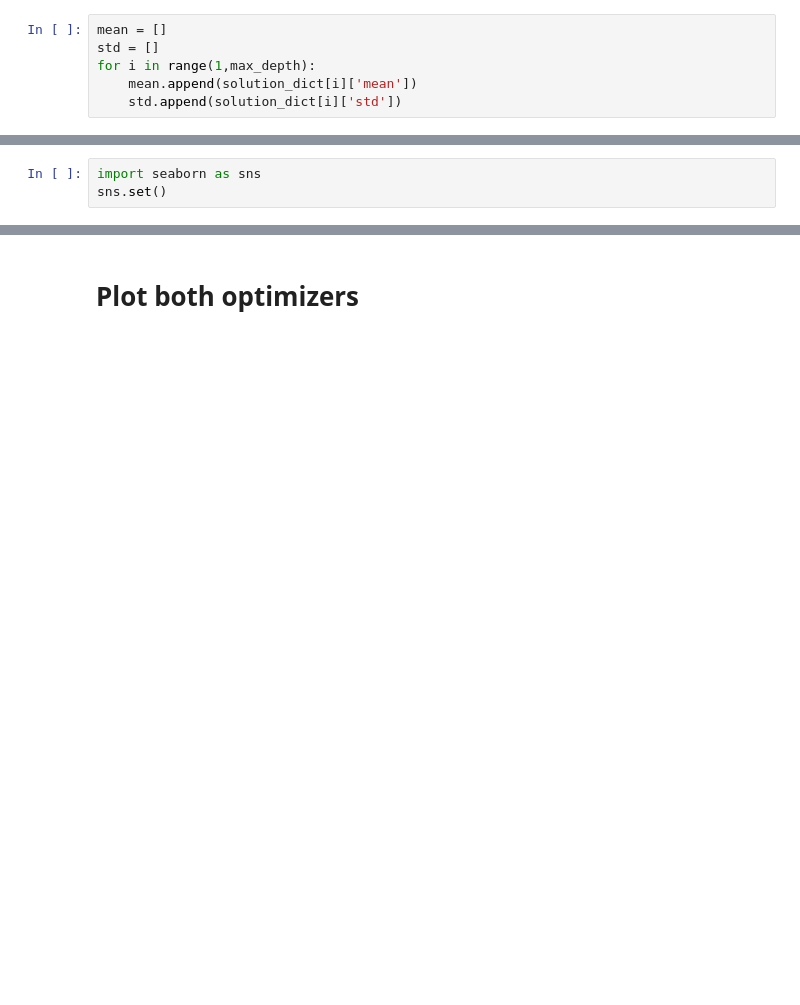
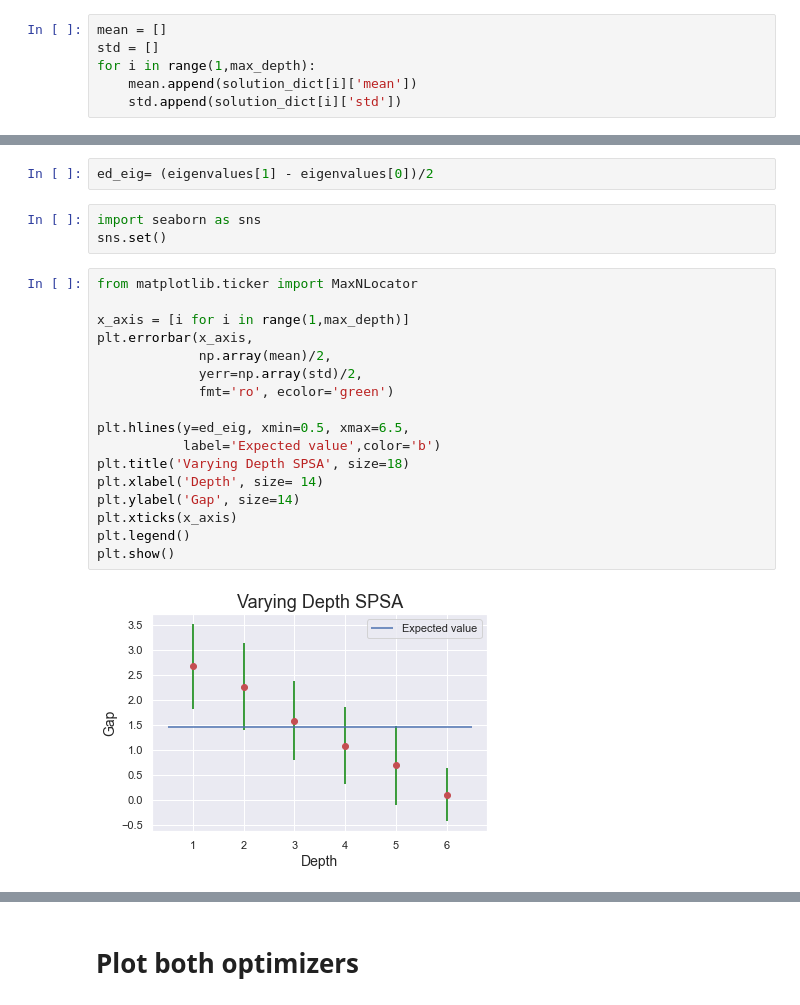
Before and after one commit to nahumsa/volta, a Jupyter notebook: notebooks/BCS/02a-Ansatz_Depth.ipynb, the cells around one changed output, grey strips where cells are left out. Cells and saved outputs as stored; diff of their text form; blank space fills up the shorter version.

```diff
--- a/notebooks/BCS/02a-Ansatz_Depth.ipynb
+++ b/notebooks/BCS/02a-Ansatz_Depth.ipynb
@@ -130,6 +135,27 @@ solution_dict
+# %%
+ed_eig= (eigenvalues[1] - eigenvalues[0])/2
 # %%
 import seaborn as sns
 sns.set()
+# %%
+from matplotlib.ticker import MaxNLocator
+
+x_axis = [i for i in range(1,max_depth)]
+plt.errorbar(x_axis,
+             np.array(mean)/2,
+             yerr=np.array(std)/2,
+             fmt='ro', ecolor='green')
+
+plt.hlines(y=ed_eig, xmin=0.5, xmax=6.5,
+           label='Expected value',color='b')
+plt.title('Varying Depth SPSA', size=18)
+plt.xlabel('Depth', size= 14)
+plt.ylabel('Gap', size=14)
+plt.xticks(x_axis)
+plt.legend()
+plt.show()
+# %% [output]
+[figure, added]
 # %%
 from matplotlib.ticker import MaxNLocator
 
```
Also changed, not shown: parts of 9 cells of this notebook, 4 other files.
